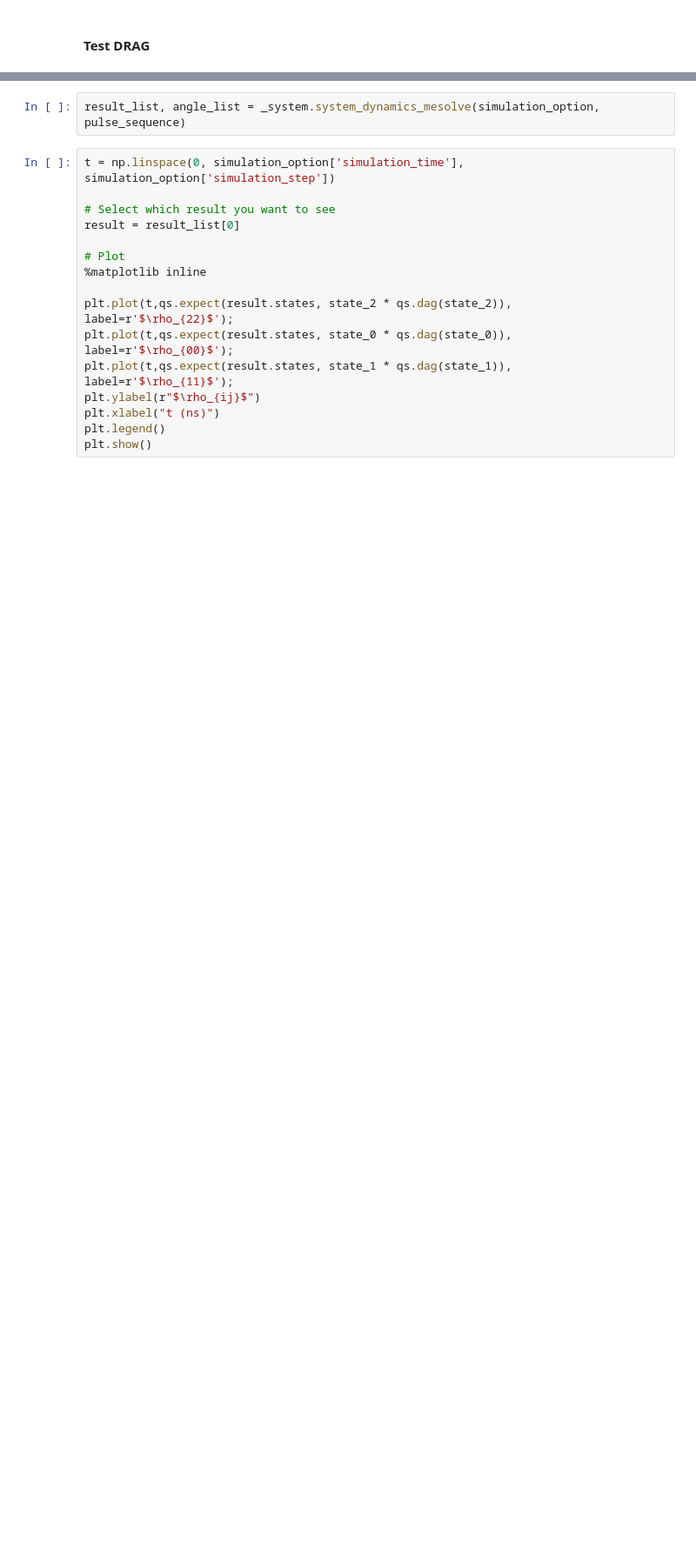
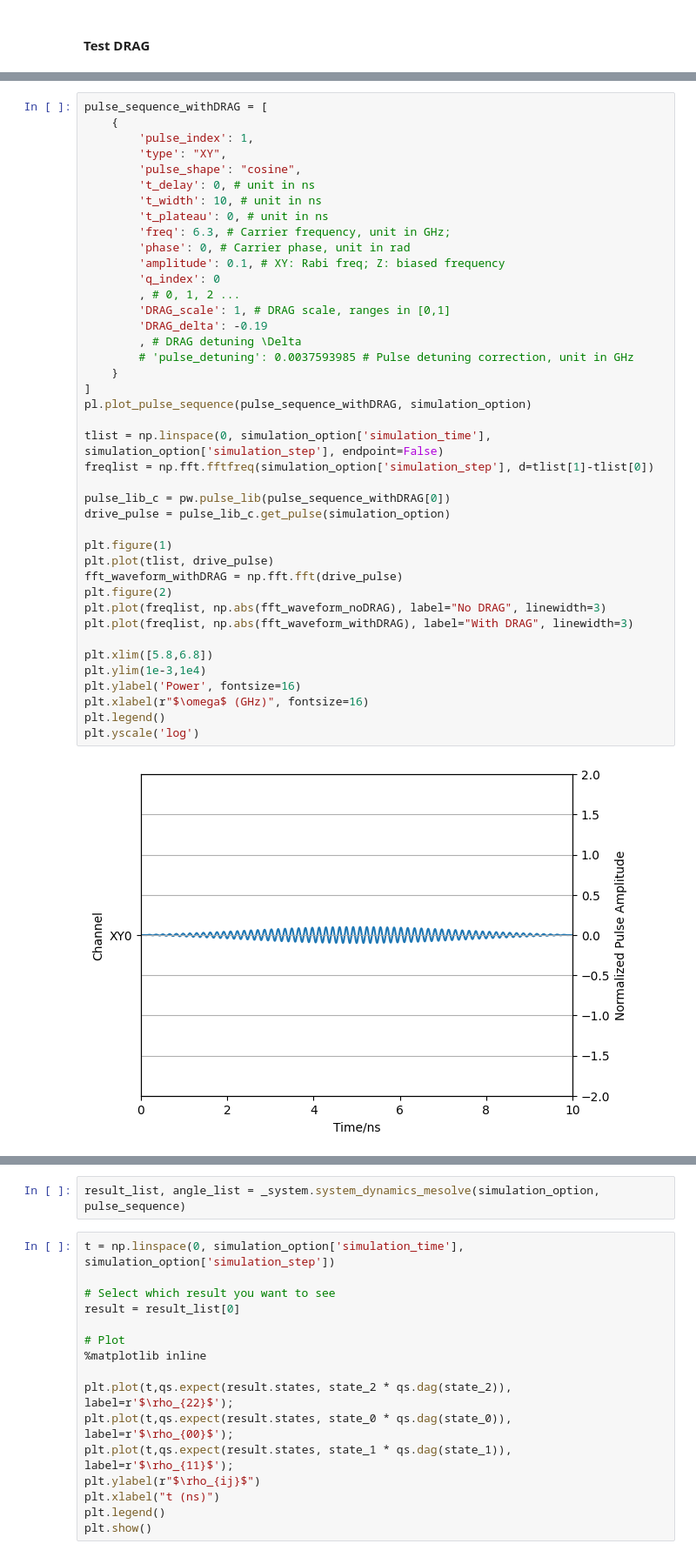
Before and after one commit to RunawayFancy/QuSim, a Jupyter notebook: Tutorial/transmon_tutorial/DRAG.ipynb, the cells around one changed output, grey strips where cells are left out. Shown at 87% size. Cells and saved outputs as stored; diff of their text form; blank space fills up the shorter version.

```diff
--- a/Tutorial/transmon_tutorial/DRAG.ipynb
+++ b/Tutorial/transmon_tutorial/DRAG.ipynb
@@ -223,0 +254,43 @@ plt.yscale('log')
+# %%
+pulse_sequence_withDRAG = [
+    {
+        'pulse_index': 1,
+        'type': "XY",
+        'pulse_shape': "cosine",
+        't_delay': 0, # unit in ns
+        't_width': 10, # unit in ns
+        't_plateau': 0, # unit in ns
+        'freq': 6.3, # Carrier frequency, unit in GHz;
+        'phase': 0, # Carrier phase, unit in rad
+        'amplitude': 0.1, # XY: Rabi freq; Z: biased frequency
+        'q_index': 0
+        , # 0, 1, 2 ...
+        'DRAG_scale': 1, # DRAG scale, ranges in [0,1]
+        'DRAG_delta': -0.19
+        , # DRAG detuning \Delta
+        # 'pulse_detuning': 0.0037593985 # Pulse detuning correction, unit in GHz
+    }
+]
+pl.plot_pulse_sequence(pulse_sequence_withDRAG, simulation_option)
+
+tlist = np.linspace(0, simulation_option['simulation_time'], simulation_option['simulation_step'], endpoint=False)
+freqlist = np.fft.fftfreq(simulation_option['simulation_step'], d=tlist[1]-tlist[0])
+
+pulse_lib_c = pw.pulse_lib(pulse_sequence_withDRAG[0])
+drive_pulse = pulse_lib_c.get_pulse(simulation_option)
+
+plt.figure(1)
+plt.plot(tlist, drive_pulse)
+fft_waveform_withDRAG = np.fft.fft(drive_pulse)
+plt.figure(2)
+plt.plot(freqlist, np.abs(fft_waveform_noDRAG), label="No DRAG", linewidth=3)
+plt.plot(freqlist, np.abs(fft_waveform_withDRAG), label="With DRAG", linewidth=3)
+
+plt.xlim([5.8,6.8])
+plt.ylim(1e-3,1e4)
+plt.ylabel('Power', fontsize=16)
+plt.xlabel(r"$\omega$ (GHz)", fontsize=16)
+plt.legend()
+plt.yscale('log')
+# %% [output]
+[figure, added]
```
Also changed, not shown: parts of 6 cells of this notebook, 28 other files.
